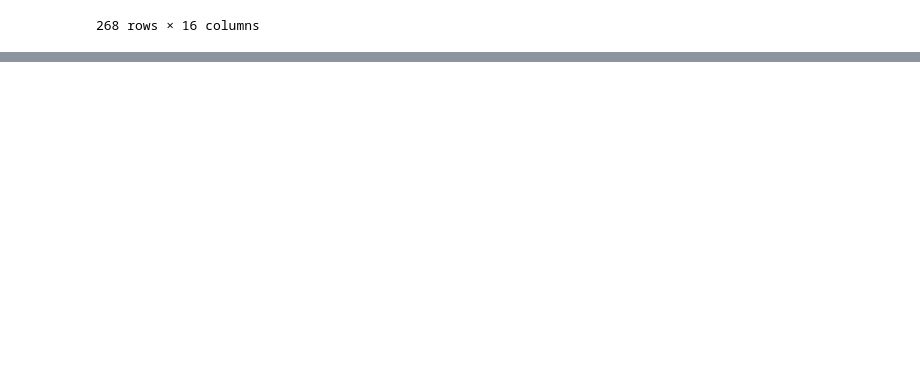
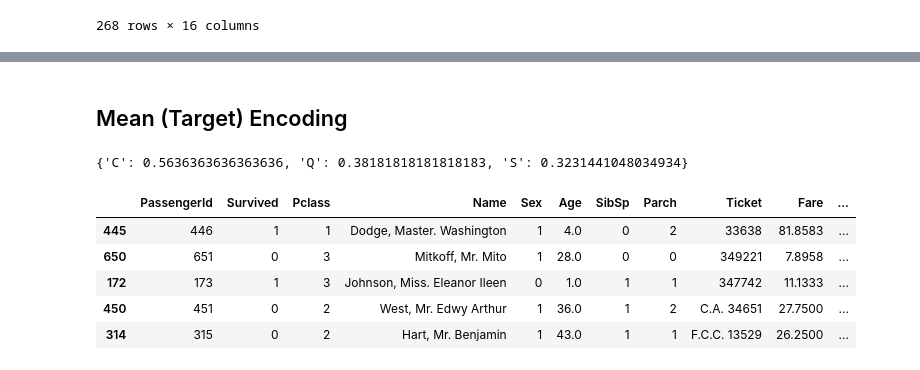
Before and after one commit to gehad-Ahmed30/Preprocessing-Data, a Jupyter notebook: Categorical Encoding/main.ipynb, the cells around one changed output, grey strips where cells are left out. Saved outputs shown, nothing was run; the diff lists cells and outputs as text; code cells hidden in the pictures; blank space fills up the shorter version.

```diff
--- a/Categorical Encoding/main.ipynb
+++ b/Categorical Encoding/main.ipynb
@@ -336,0 +349,2 @@ test_data
+# %%
+embarked_count=train_data['Embarked'].value_counts().to_dict()
@@ -336,0 +355,2 @@ test_data
+# %%
+train_data['Embarked_count']=train_data['Embarked'].map(embarked_count)
@@ -336,0 +391,18 @@ test_data
+# %% [markdown]
+## Mean (Target) Encoding
+# %%
+embarked_target_encoding=train_data.groupby('Embarked')['Survived'].mean().to_dict()
+# %%
+embarked_target_encoding
+# %% [output]
+{'C': 0.5636363636363636, 'Q': 0.38181818181818183, 'S': 0.3231441048034934}
+# %%
+train_data['Embarked_target_encoding'] = train_data['Embarked'].map(embarked_target_encoding)
+train_data.head()
+# %% [output]
+|  | PassengerId | Survived | Pclass | Name | Sex | Age | SibSp | Parch | Ticket | Fare | ... |
+| 445 | 446 | 1 | 1 | Dodge, Master. Washington | 1 | 4.0 | 0 | 2 | 33638 | 81.8583 | ... |
+| 650 | 651 | 0 | 3 | Mitkoff, Mr. Mito | 1 | 28.0 | 0 | 0 | 349221 | 7.8958 | ... |
+| 172 | 173 | 1 | 3 | Johnson, Miss. Eleanor Ileen | 0 | 1.0 | 1 | 1 | 347742 | 11.1333 | ... |
+| 450 | 451 | 0 | 2 | West, Mr. Edwy Arthur | 1 | 36.0 | 1 | 2 | C.A. 34651 | 27.7500 | ... |
+| 314 | 315 | 0 | 2 | Hart, Mr. Benjamin | 1 | 43.0 | 1 | 1 | F.C.C. 13529 | 26.2500 | ... |
```
Also changed, not shown: parts of 8 cells of this notebook.
